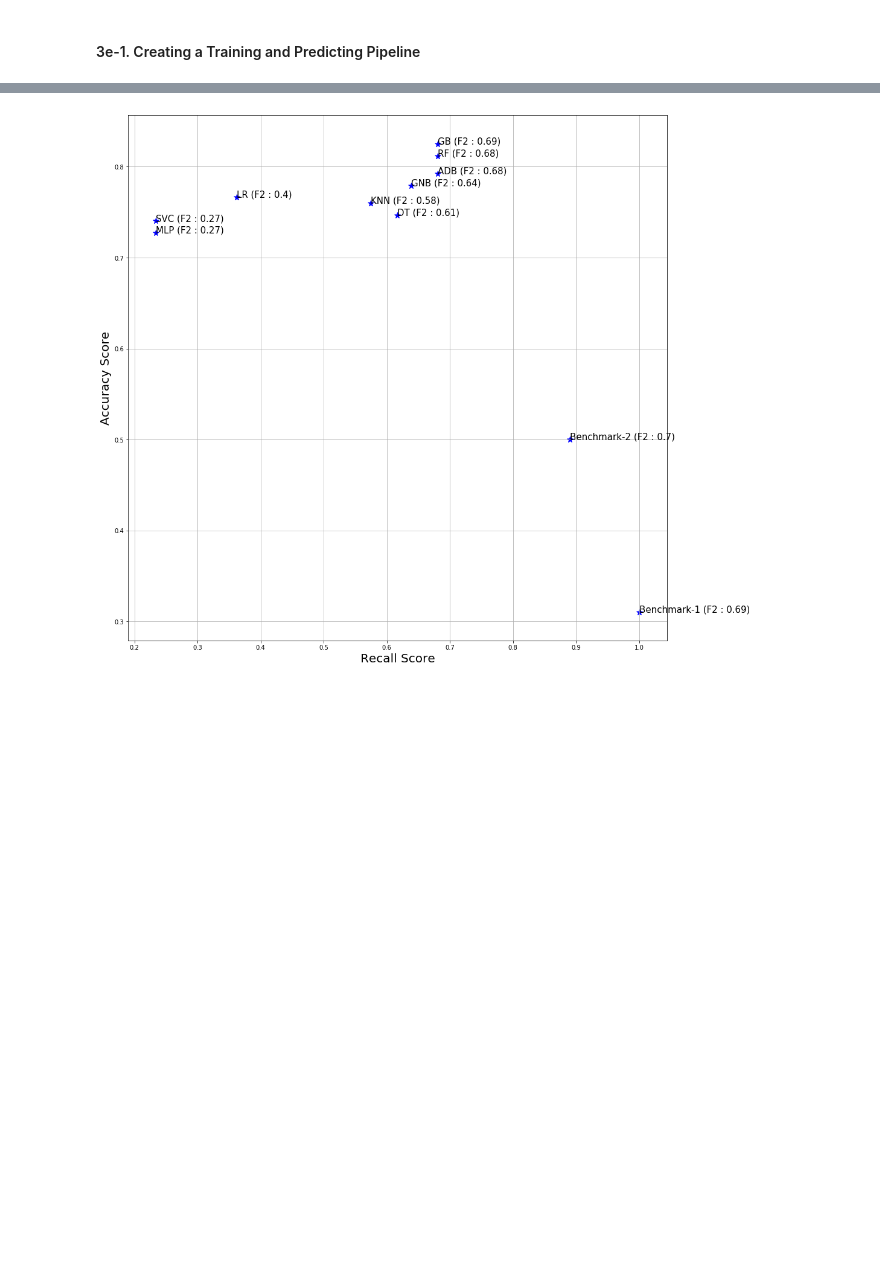
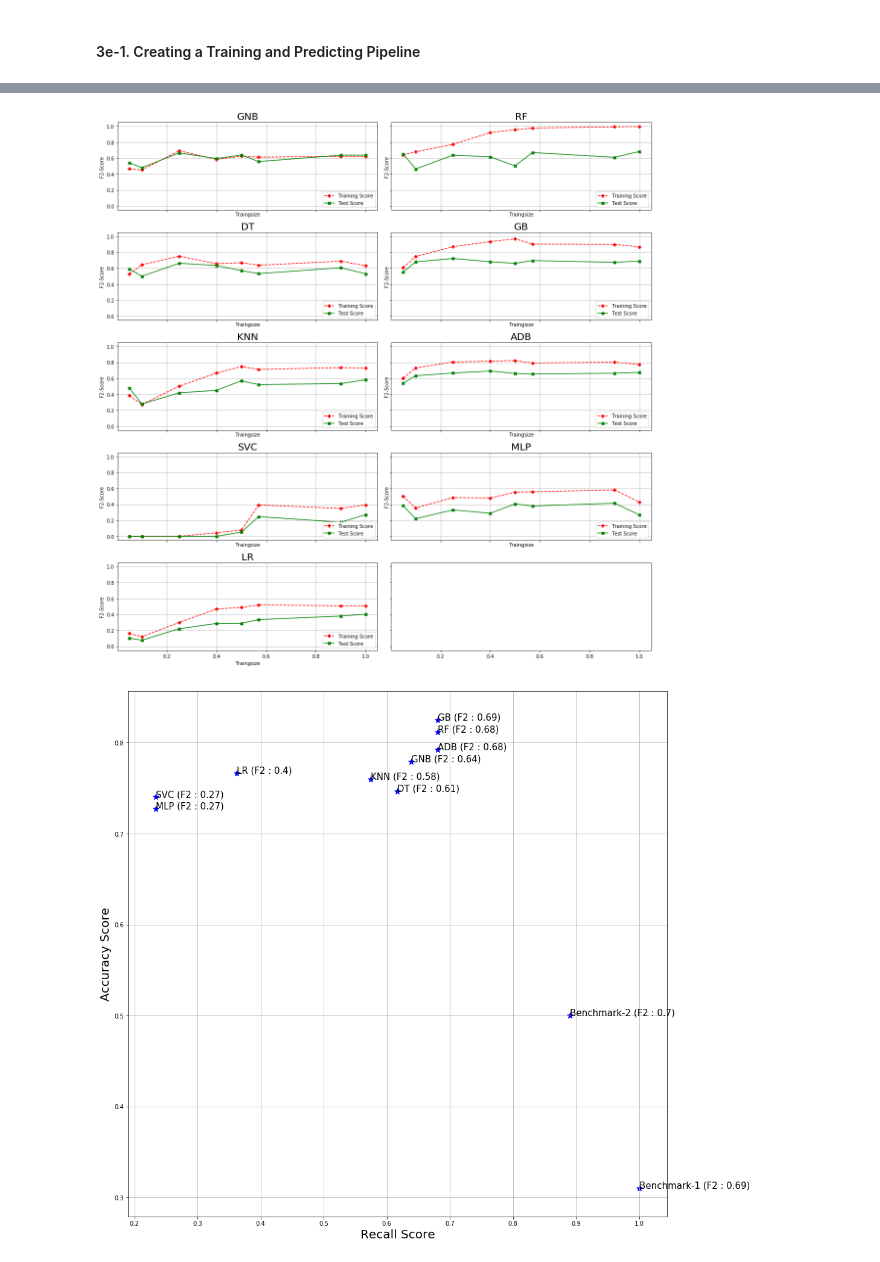
Before and after one commit to manas-mukherjee/MLTools, a Jupyter notebook: src/mlnd-projects/Capstone/diabetes/diabetes.ipynb, the cells around one changed output, grey strips where cells are left out. Drawn from its saved outputs; the diff is of its cells as text; code cells hidden in the pictures; blank space fills up the shorter version.

```diff
--- a/src/mlnd-projects/Capstone/diabetes/diabetes.ipynb
+++ b/src/mlnd-projects/Capstone/diabetes/diabetes.ipynb
@@ -817,0 +848,4 @@ plt.title('Learning Curve \n(Optimized Random Forest Classifier)', fontsize=14,
+# %%
+for i, m in enumerate(classifiers):
+    name, model = m
+    print(i, name, model )
@@ -818,3 +892,36 @@ plt.title('Learning Curve \n(Optimized Random Forest Classifier)', fontsize=14,
+# %%
+import random
+# Ref - https://matplotlib.org/examples/pylab_examples/subplots_demo.html
+
+#fig, axes = plt.subplots(nrows=4, ncols=2, figsize=(16,16))
+f, axarr = plt.subplots(5,2, figsize=(16,16), sharex=True, sharey=True)
+
+index = [0.05, 0.10, 0.25, 0.40, 0.50, 0.57, 0.90, 1]
+y = random.sample(range(100), 8)
+y1 = random.sample(range(50), 8)
+
+for i, m in enumerate(classifiers):
+    name, model = m
+
+    train_results, test_results = train_predict_pipeline11(name, model)
+    #plt.plot(index, train_results, "P--", color='red', label='Training Score', ax=axes[i,0])
+    row = i%5
+    col = int(i>4)
+    #print("row:{} col:{}".format(row, col))
+
+    axarr[row,col].plot(index, train_results, "P--", color='red', label='Training Score')
+    axarr[row,col].plot(index, test_results, 'X-', color='green', label='Test Score')
+    axarr[row,col].set_title(name, fontsize=20)
+    axarr[row,col].grid()
+    axarr[row,col].set_xlabel('Traingsize')
+    axarr[row,col].set_ylabel('F2-Score')
+
+    axarr[row,col].legend(loc="lower right")
+
+f.tight_layout()
+plt.show()
+# %% [output]
+[figure, added]
 # %%
 y=[2.56422, 3.77284,3.52623,3.51468,3.02199]
 z=[0.15, 0.3, 0.45, 0.6, 0.75]
```
Also changed, not shown: parts of 8 cells of this notebook.
